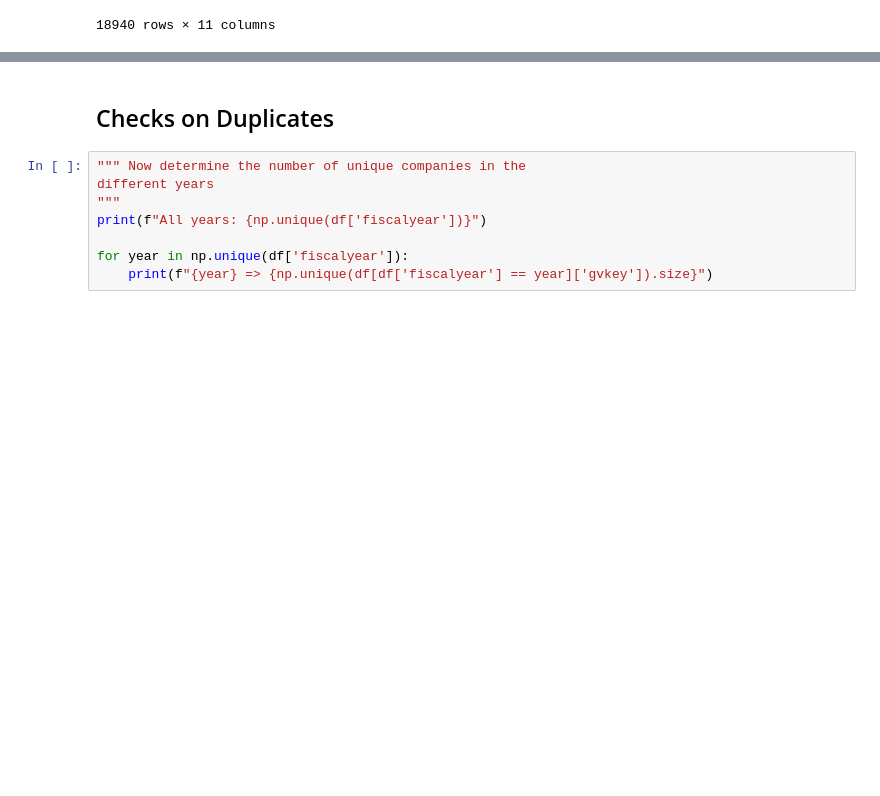
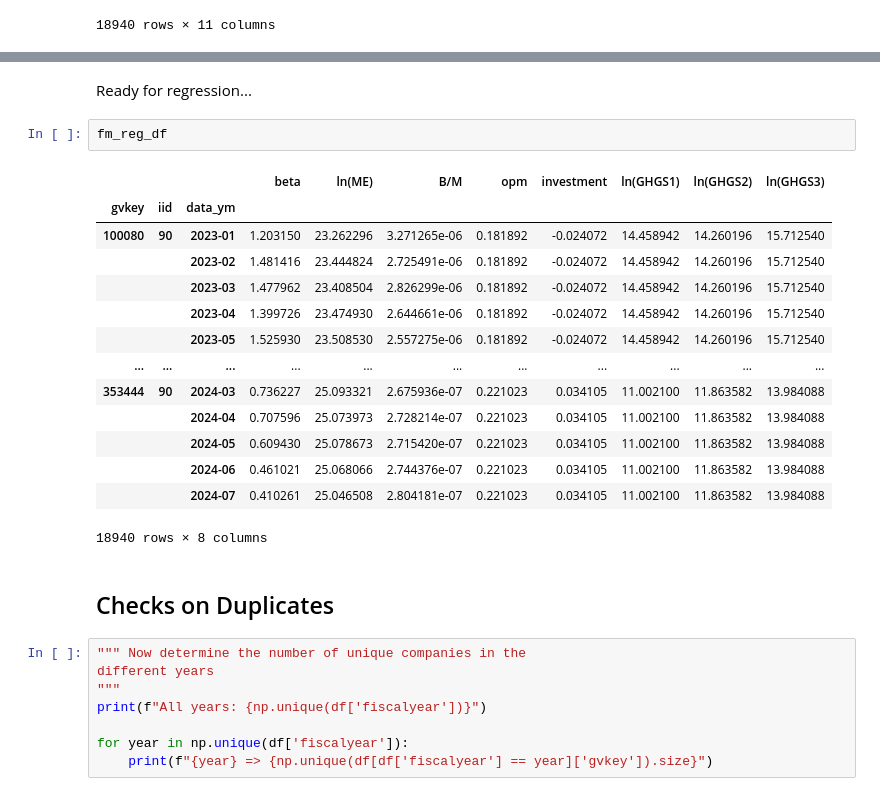
Before and after one commit to varunchodanker/MSc-Individual-Project, a Jupyter notebook: Phase1.ipynb, the cells around one changed output, grey strips where cells are left out. Drawn from its saved outputs; the diff is of its cells as text; blank space fills up the shorter version.

Commit message:
risk factor exposures computed, ready for regression - buggy log of 0 emissions addressed by bumping to very small scale

```diff
--- a/Phase1.ipynb
+++ b/Phase1.ipynb
@@ -2503,3 +2553,22 @@ _ = np.log(fm_reg_df["di_319415"])
+# %% [markdown]
+Ready for regression...
+# %%
+fm_reg_df
+# %% [output]
+|  |  |  | beta | ln(ME) | B/M | opm | investment | ln(GHGS1) | ln(GHGS2) | ln(GHGS3) |
+| gvkey | iid | data_ym |  |  |  |  |  |  |  |  |
+| 100080 | 90 | 2023-01 | 1.203150 | 23.262296 | 3.271265e-06 | 0.181892 | -0.024072 | 14.458942 | 14.260196 | 15.712540 |
+|  |  | 2023-02 | 1.481416 | 23.444824 | 2.725491e-06 | 0.181892 | -0.024072 | 14.458942 | 14.260196 | 15.712540 |
+|  |  | 2023-03 | 1.477962 | 23.408504 | 2.826299e-06 | 0.181892 | -0.024072 | 14.458942 | 14.260196 | 15.712540 |
+|  |  | 2023-04 | 1.399726 | 23.474930 | 2.644661e-06 | 0.181892 | -0.024072 | 14.458942 | 14.260196 | 15.712540 |
+|  |  | 2023-05 | 1.525930 | 23.508530 | 2.557275e-06 | 0.181892 | -0.024072 | 14.458942 | 14.260196 | 15.712540 |
+| ... | ... | ... | ... | ... | ... | ... | ... | ... | ... | ... |
+| 353444 | 90 | 2024-03 | 0.736227 | 25.093321 | 2.675936e-07 | 0.221023 | 0.034105 | 11.002100 | 11.863582 | 13.984088 |
+|  |  | 2024-04 | 0.707596 | 25.073973 | 2.728214e-07 | 0.221023 | 0.034105 | 11.002100 | 11.863582 | 13.984088 |
+|  |  | 2024-05 | 0.609430 | 25.078673 | 2.715420e-07 | 0.221023 | 0.034105 | 11.002100 | 11.863582 | 13.984088 |
+|  |  | 2024-06 | 0.461021 | 25.068066 | 2.744376e-07 | 0.221023 | 0.034105 | 11.002100 | 11.863582 | 13.984088 |
+|  |  | 2024-07 | 0.410261 | 25.046508 | 2.804181e-07 | 0.221023 | 0.034105 | 11.002100 | 11.863582 | 13.984088 |
+18940 rows × 8 columns
 # %% [markdown]
 ## Checks on Duplicates
 # %%
```
Also changed, not shown: parts of 3 cells of this notebook.
